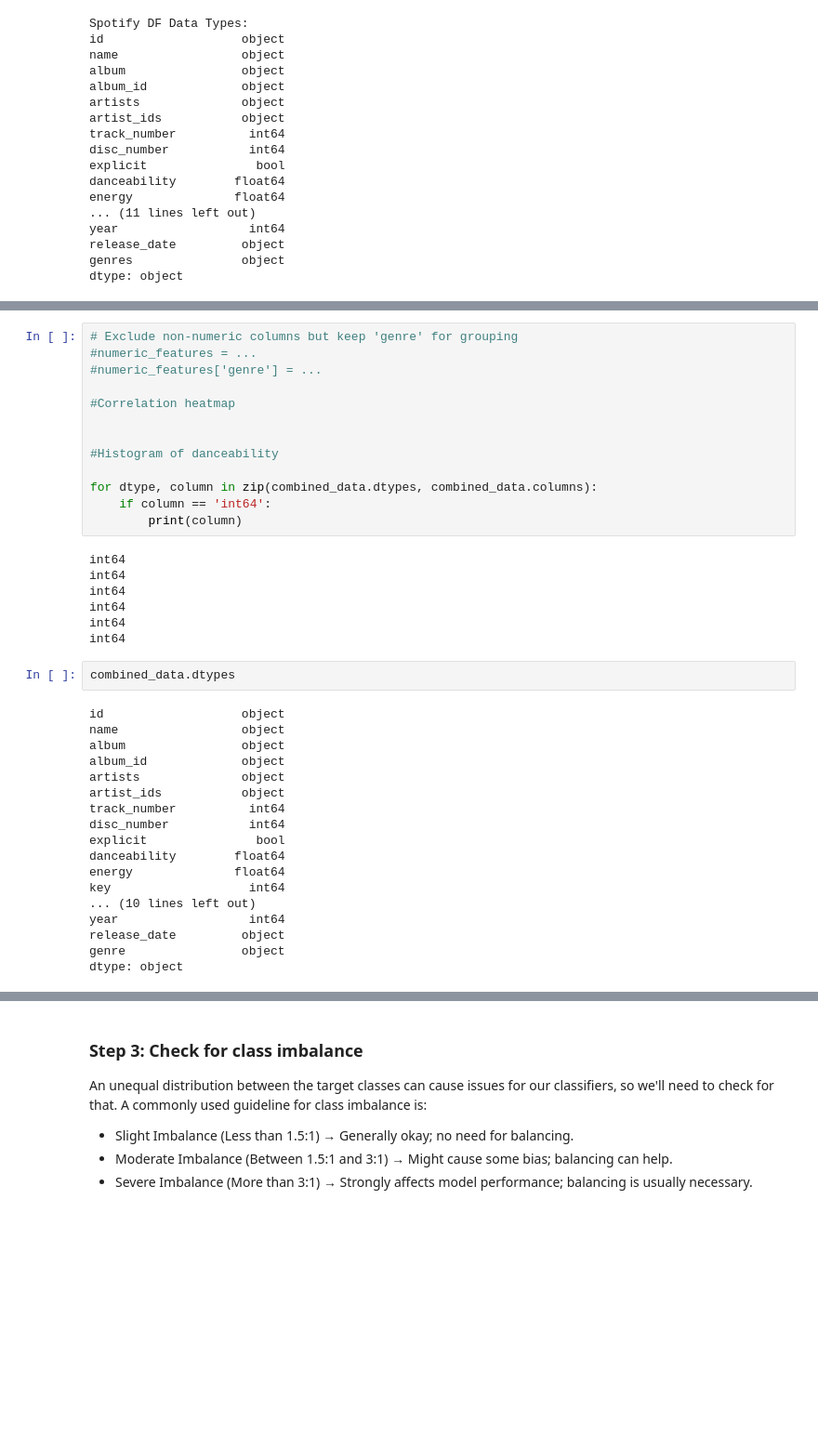
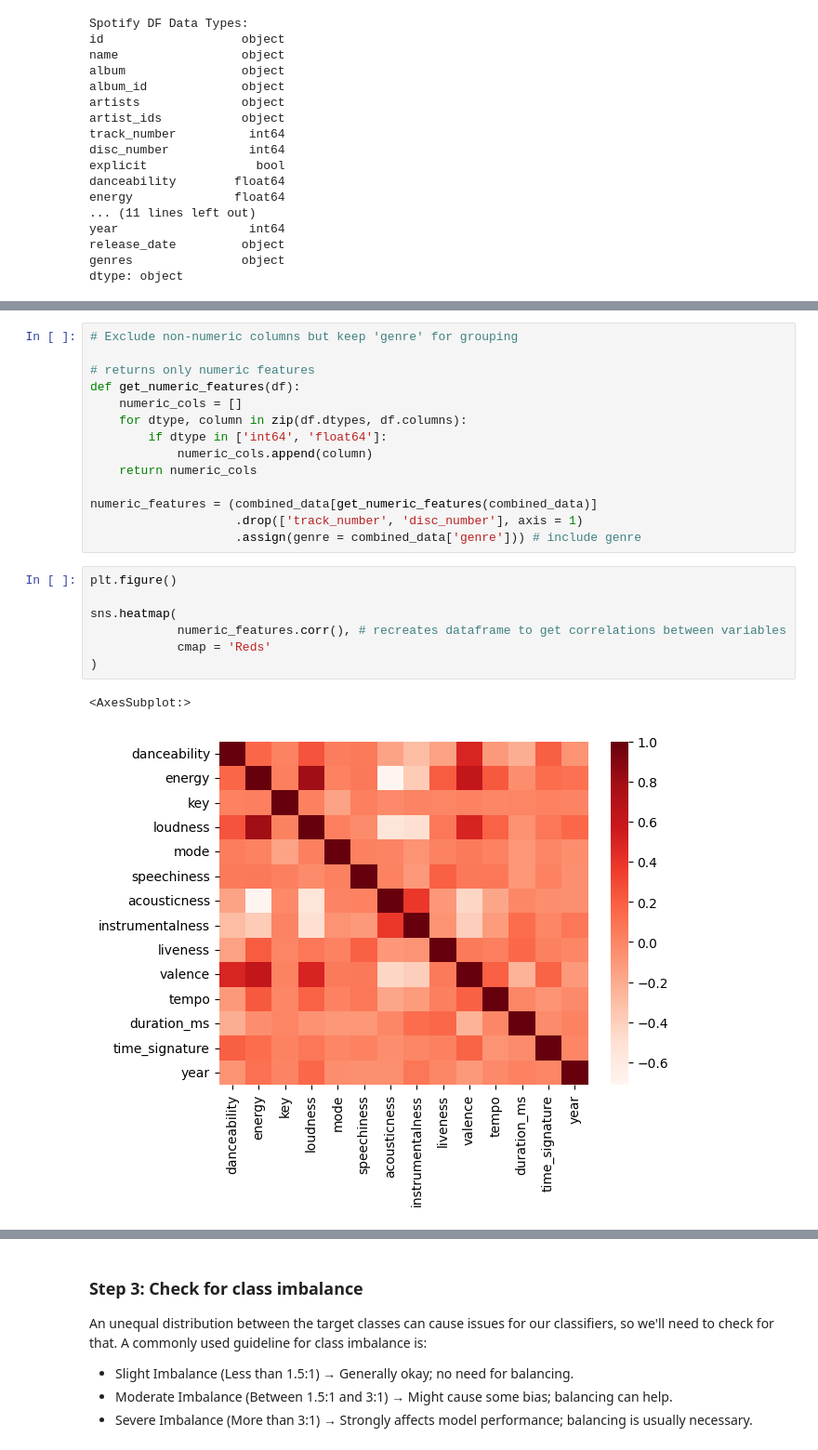
Before and after one commit to silkieMoth/EDS232-labs, a Jupyter notebook: Week4/lab4-spotify.ipynb, the cells around one changed output, grey strips where cells are left out. Shown: that part at 93% size. Drawn from its saved outputs; the diff is of its cells as text; blank space fills up the shorter version.

```diff
--- a/Week4/lab4-spotify.ipynb
+++ b/Week4/lab4-spotify.ipynb
@@ -75,41 +86,25 @@ In this step, we will:
 - Examine key feature distributions with histograms to see if genres behave differently.
 # %%
 # Exclude non-numeric columns but keep 'genre' for grouping
-#numeric_features = ...
-#numeric_features['genre'] = ...
 
-#Correlation heatmap
+# returns only numeric features
+def get_numeric_features(df):
+    numeric_cols = []
+    for dtype, column in zip(df.dtypes, df.columns):
+        if dtype in ['int64', 'float64']:
+            numeric_cols.append(column)
+    return numeric_cols
 
-
-#Histogram of danceability
-
-for dtype, column in zip(combined_data.dtypes, combined_data.columns):
-    if column == 'int64':
-        print(column)
+numeric_features = (combined_data[get_numeric_features(combined_data)]
+                    .drop(['track_number', 'disc_number'], axis = 1)
+                    .assign(genre = combined_data['genre'])) # include genre
-# %% [output]
-int64
-int64
-int64
-int64
-int64
-int64
-# %%
-combined_data.dtypes
-# %% [output]
-id                   object
-name                 object
-album                object
-album_id             object
-artists              object
-artist_ids           object
-track_number          int64
-disc_number           int64
-explicit               bool
-danceability        float64
-energy              float64
-key                   int64
-... (10 lines left out)
-year                  int64
-release_date         object
-genre                object
-dtype: object
+# %%
+plt.figure()
+
+sns.heatmap(
+            numeric_features.corr(), # recreates dataframe to get correlations between variables
+            cmap = 'Reds'
+)
+# %% [output]
+<AxesSubplot:>
+[figure, added]
```
Also changed, not shown: parts of 13 cells of this notebook, 1 other file.
